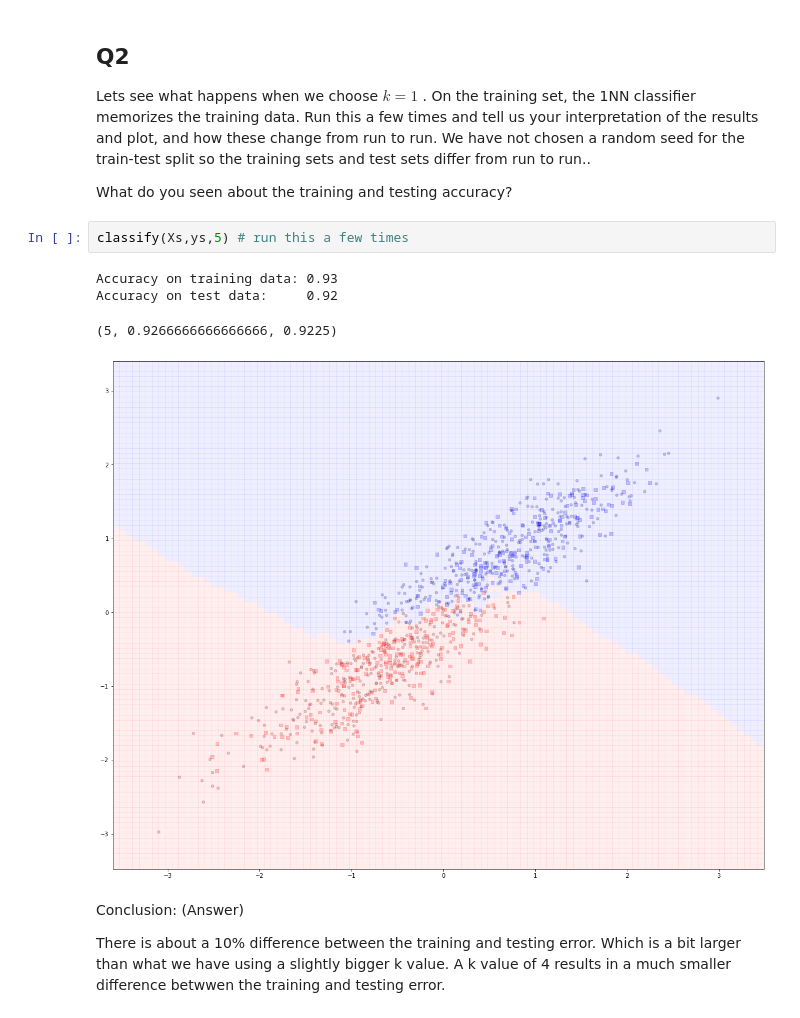
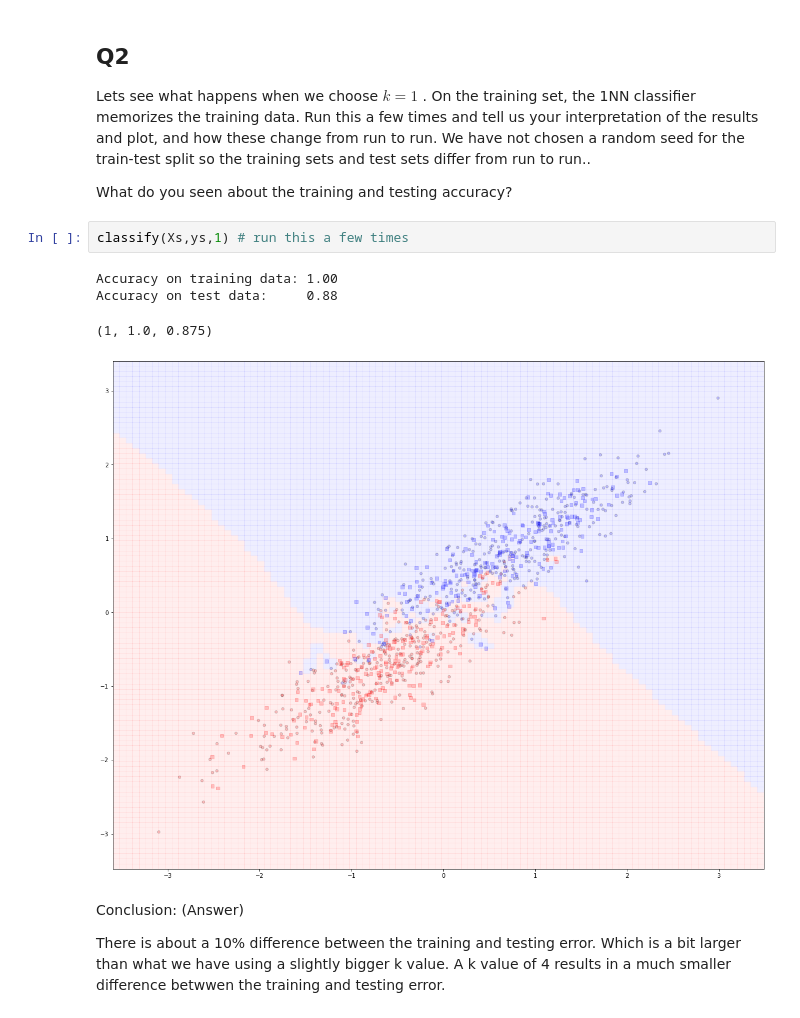
Before and after one commit to abarpan3/Homework, a Jupyter notebook: distribute_classification.ipynb, the cells around one changed output. Drawn from its saved outputs; the diff is of its cells as text.

```diff
--- a/distribute_classification.ipynb
+++ b/distribute_classification.ipynb
@@ -239,12 +243,12 @@ Lets see what happens when we choose $k=1$ . On the training set, the 1NN classi
 
 What do you seen about the training and testing accuracy?
 # %%
-classify(Xs,ys,5) # run this a few times
+classify(Xs,ys,1) # run this a few times
 # %% [output]
-Accuracy on training data: 0.93
-Accuracy on test data:     0.92
+Accuracy on training data: 1.00
+Accuracy on test data:     0.88
-(5, 0.9266666666666666, 0.9225)
+(1, 1.0, 0.875)
-[figure, old version]
+[figure, new version]
 # %% [markdown]
 Conclusion: (Answer)
 
```
Also changed, not shown: parts of 11 cells of this notebook.
